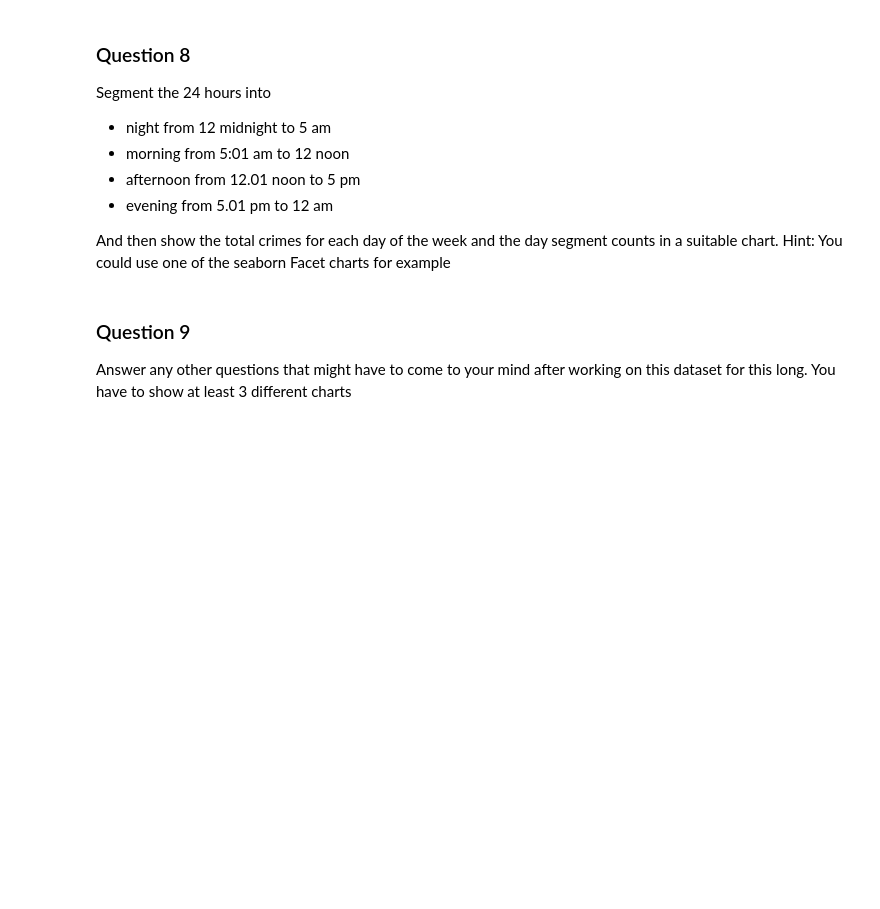
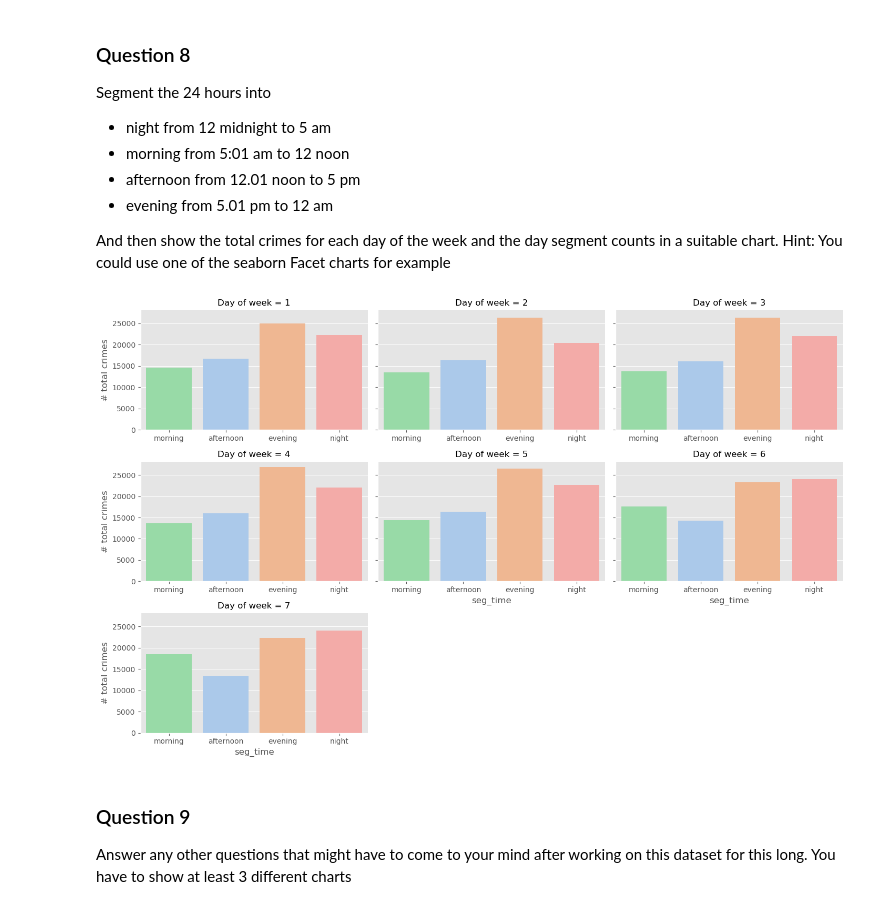
Before and after one commit to PKUniiiiice/STATS_507, a Jupyter notebook: HW8/ps8.ipynb, the cells around one changed output. Drawn from its saved outputs; the diff is of its cells as text; code cells hidden in the pictures; blank space fills up the shorter version.

```diff
--- a/HW8/ps8.ipynb
+++ b/HW8/ps8.ipynb
@@ -84,2 +133,7 @@ week_day_with_max_offenses = ...
+# %%
+# as piazza says, only two rows are exactly the same, then we can drop one of them, so we first drop duplicates
+df.drop_duplicates(inplace=True)
+# count number of offenses
+week_day_with_max_offenses = df[["day_of_week", "crime_id"]].groupby("day_of_week").count().sort_values(by="crime_id", ascending=False).head(1).index[0]
 # %%
 grader.check("q7")
@@ -100,3 +154,41 @@ Hint: You could use one of the seaborn Facet charts for example
+# %%
+#segmentation function
+def seg(t):
+    from datetime import time
+    time_ocr = time(*map(int, str(t).split(":")))
+    if time(0,0,0) <= time_ocr <= time(5,0,0):
+        return "night"
+    elif time(5,1,0) <= time_ocr <= time(12,0,0):
+        return "morning"
+    elif time(12,1,0) <= time_ocr <= time(17,0,0):
+        return "afternoon"
+    else:
+        return "evening"
+
+# use crime_id to count, as piazza says, only two rows are exactly the same, then we can drop one of them, so we first drop duplicates
+df.drop_duplicates(inplace=True)
+df["seg_time"] = df["incident_time"].map(seg)
+df_seg_gp = df[["seg_time", "day_of_week", "crime_id"]].groupby(by=["day_of_week", "seg_time"]).count()
+df_seg_gp
+
+df_seg_gp.reset_index(inplace=True)
+# Create a FacetGrid with Seaborn
+g = sns.FacetGrid(df_seg_gp, col="day_of_week", col_wrap=3, aspect=1.6, hue="seg_time", palette="pastel", sharex=False)
+
+# Use map to create a bar plot for each Level1 value
+g.map_dataframe(sns.barplot, "seg_time", "crime_id",
+                x="seg_time", y="crime_id",
+                order=df_seg_gp["seg_time"].unique()[[2,0,1,3]])
+
+# Set titles for each subplot
+g.set_ylabels("# total crimes")
+g.set_titles("Day of week = {col_name}")
+
+# Adjust layout and show the plots
+plt.tight_layout()
+plt.show()
+# %% [output]
+[figure, added]
 # %% [markdown]
 <!-- END QUESTION -->
 
```
Also changed, not shown: parts of 36 cells of this notebook, 2 other files.
